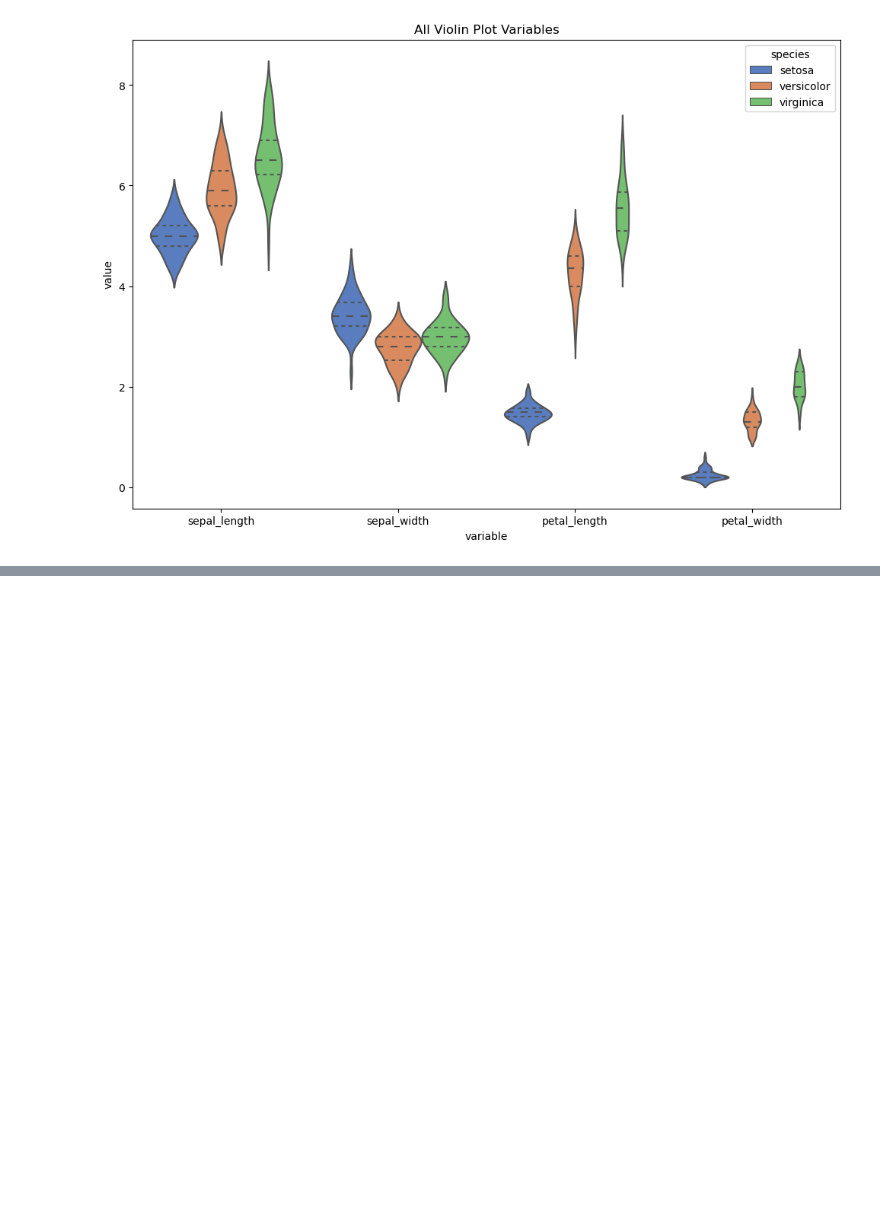
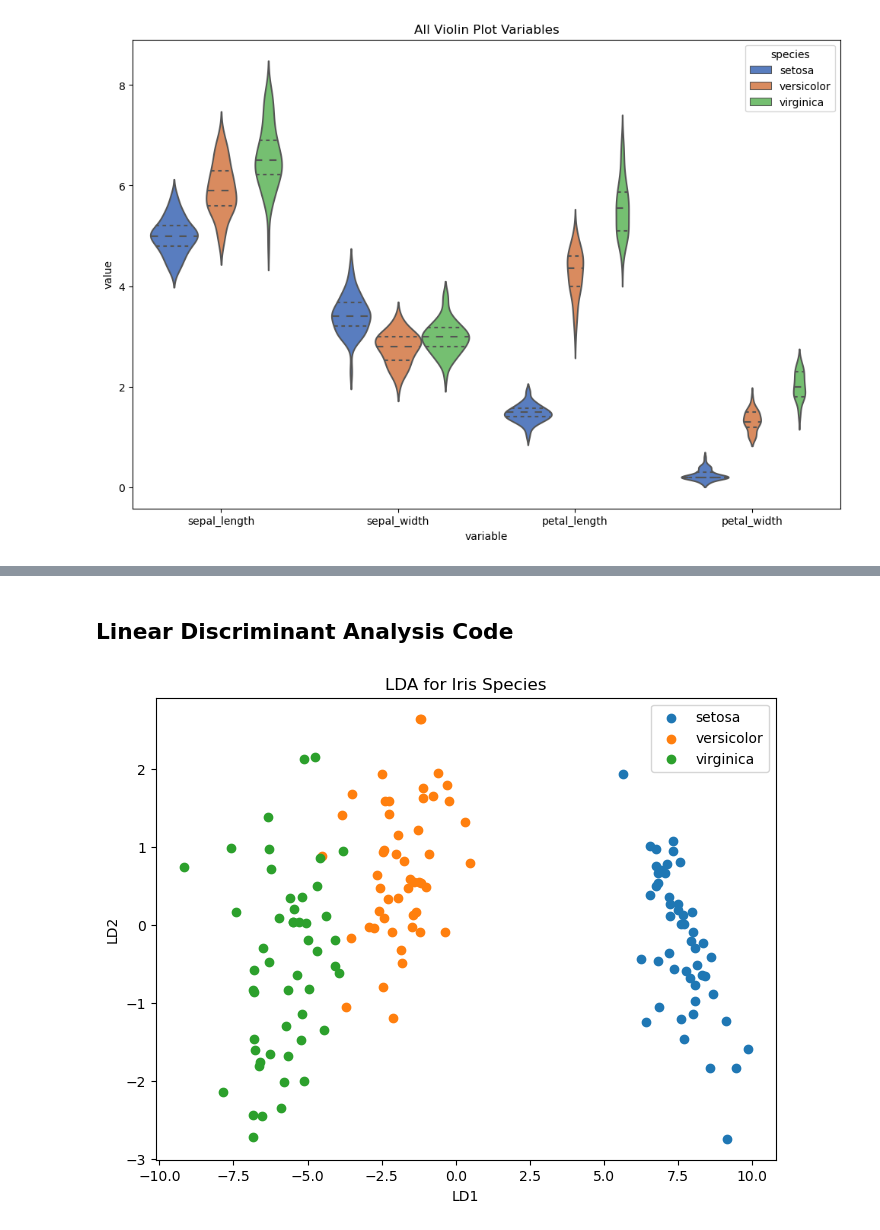
Before and after one commit to Gerbs2193/Fundamentals-of-Data-Analysis, a Jupyter notebook: project.ipynb/project.ipynb, the cells around one changed output, grey strips where cells are left out. Saved outputs shown, nothing was run; the diff lists cells and outputs as text; code cells hidden in the pictures; blank space fills up the shorter version.

```diff
--- a/project.ipynb/project.ipynb
+++ b/project.ipynb/project.ipynb
@@ -406,0 +529,25 @@ Same findings as above violin plots, I simply wanted nto see them all in one. Ag
+# %% [markdown]
+## Linear Discriminant Analysis Code
+# %%
+import matplotlib.pyplot as plt
+from sklearn.discriminant_analysis import LinearDiscriminantAnalysis
+from sklearn.datasets import load_iris
+iris = load_iris()
+X = iris.data
+y = iris.target
+
+# Apply LDA
+lda = LinearDiscriminantAnalysis(n_components=2)
+X_lda = lda.fit_transform(X, y)
+
+plt.figure(figsize=(8, 6))
+for i in range(len(iris.target_names)):
+    plt.scatter(X_lda[y == i, 0], X_lda[y == i, 1], label=iris.target_names[i])
+
+plt.title('LDA for Iris Species')
+plt.xlabel('LD1')
+plt.ylabel('LD2')
+plt.legend()
+plt.show()
+# %% [output]
+[figure, added]
```
Also changed, not shown: parts of 42 cells of this notebook.
